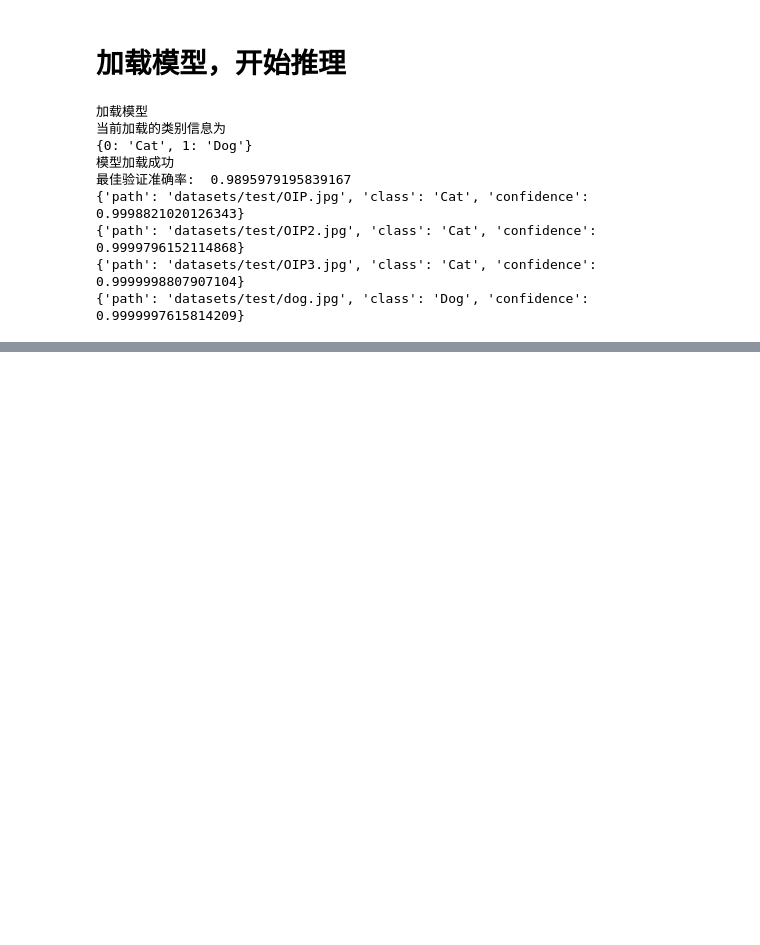
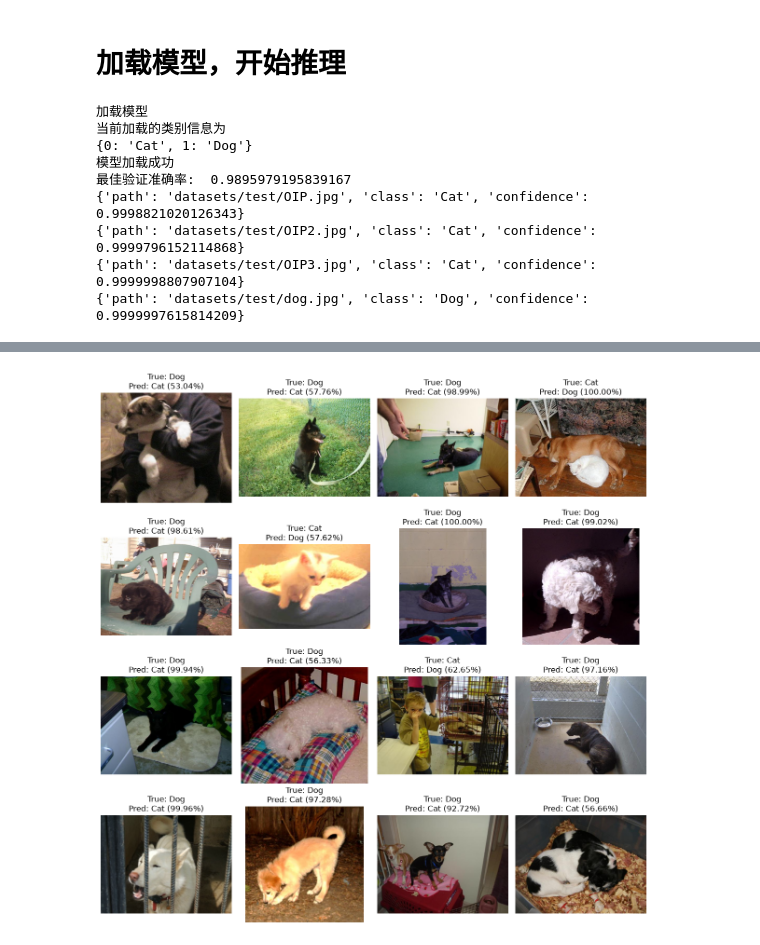
Before and after one commit to zpskt/ML-learning, a Jupyter notebook: kaggle/cat_dog/cat_dog.ipynb, the cells around one changed output, grey strips where cells are left out. Cells and saved outputs as stored; diff of their text form; code cells hidden in the pictures; blank space fills up the shorter version.

```diff
--- a/kaggle/cat_dog/cat_dog.ipynb
+++ b/kaggle/cat_dog/cat_dog.ipynb
@@ -526,0 +894,57 @@ for result in results:
+# %%
+import random
+
+show_num = min(16, len(wrong_samples))
+
+samples_to_show = random.sample(
+    wrong_samples,
+    show_num
+)
+import matplotlib.pyplot as plt
+
+cols = 4
+rows = (show_num + cols - 1) // cols
+
+fig, axes = plt.subplots(
+    rows,
+    cols,
+    figsize=(12, 3 * rows)
+)
+
+# 防止只有一行/一张图片时 axes 不是一维数组
+axes = axes.flatten()
+
+for ax, sample in zip(axes, samples_to_show):
+
+    image, true_label = full_dataset[
+        sample["index"]
+    ]
+
+    true_class = full_dataset.classes[
+        sample["true"]
+    ]
+
+    pred_class = full_dataset.classes[
+        sample["pred"]
+    ]
+
+    confidence = sample["confidence"]
+
+    ax.imshow(image)
+
+    ax.set_title(
+        f"True: {true_class}\n"
+        f"Pred: {pred_class} "
+        f"({confidence:.2%})"
+    )
+
+    ax.axis("off")
+
+# 如果最后有空白位置，把它们关掉
+for ax in axes[show_num:]:
+    ax.axis("off")
+
+plt.tight_layout()
+plt.show()
+# %% [output]
+[figure, added]
```
Also changed, not shown: parts of 29 cells of this notebook.
